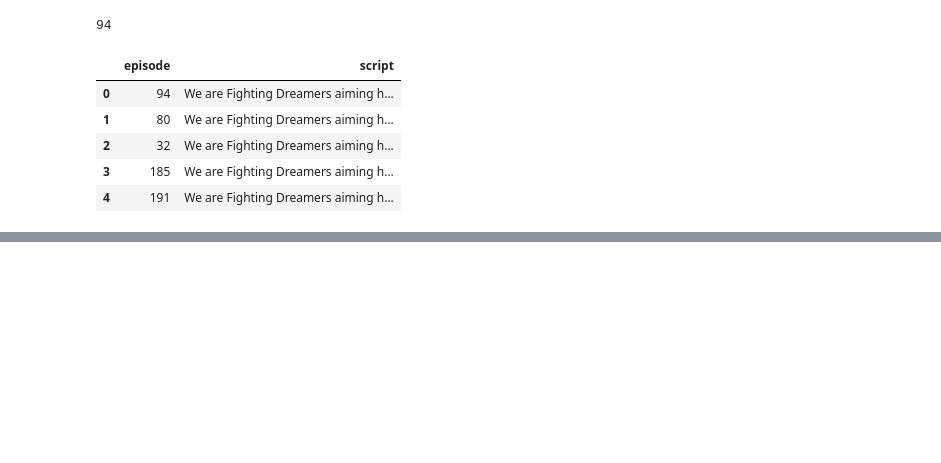
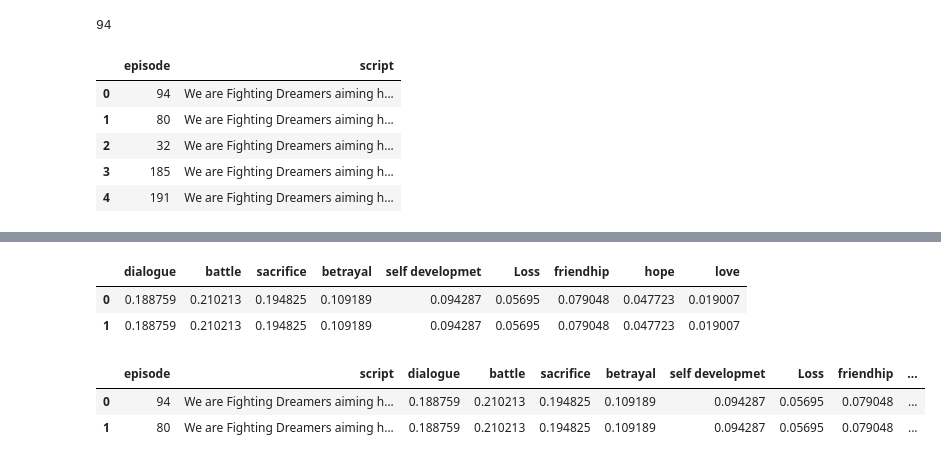
Before and after one commit to kartikeya-datta/TV-Series-Analysis-System, a Jupyter notebook: theme_classifier/theme_classification_development.ipynb, the cells around one changed output, grey strips where cells are left out. Cells and saved outputs as stored; diff of their text form; code cells hidden in the pictures; blank space fills up the shorter version.

Commit message:
Wrote a theme classifier

```diff
--- a/theme_classifier/theme_classification_development.ipynb
+++ b/theme_classifier/theme_classification_development.ipynb
@@ -137,0 +236,31 @@ df.head()
+# %%
+def get_themes_inference(script):
+    script_sentences = sent_tokenize(script)
+
+    sentence_batch_size = 20
+    script_batches = []
+    for index in range(0, len(script_sentences), sentence_batch_size):
+        sent = " ".join(script_sentences[index:index+sentence_batch_size])
+        script_batches.append(sent)
+
+    # Run the model
+    theme_output = theme_classifier(
+        script_batches[:2],
+        theme_list,
+        multilabel=True
+    )
+    theme_output
+
+    # Wrangle output into to batches of themes
+    themes ={}
+    for output in theme_output:
+        for label, score in zip(output['labels'], output['scores']):
+            if label not in themes:
+                themes[label] = []
+            themes[label].append(score)
+
+    themes = {key: np.mean(np.array(value)) for key,value in themes.items()}
+    return themes
+# %%
+df = df.head(2)
+df
@@ -137,0 +271,2 @@ df.head()
+# %%
+output_themes = df['script'].apply(get_themes_inference)
@@ -137,0 +279,3 @@ df.head()
+# %%
+print(pd.DataFrame(output_themes.tolist()).head())
+theme_df = pd.DataFrame(output_themes.tolist())
@@ -137,0 +290,13 @@ df.head()
+# %%
+theme_df
+# %% [output]
+|  | dialogue | battle | sacrifice | betrayal | self developmet | Loss | friendhip | hope | love |
+| 0 | 0.188759 | 0.210213 | 0.194825 | 0.109189 | 0.094287 | 0.05695 | 0.079048 | 0.047723 | 0.019007 |
+| 1 | 0.188759 | 0.210213 | 0.194825 | 0.109189 | 0.094287 | 0.05695 | 0.079048 | 0.047723 | 0.019007 |
+# %%
+df[theme_df.columns] = theme_df
+df
+# %% [output]
+|  | episode | script | dialogue | battle | sacrifice | betrayal | self developmet | Loss | friendhip | ... |
+| 0 | 94 | We are Fighting Dreamers aiming h... | 0.188759 | 0.210213 | 0.194825 | 0.109189 | 0.094287 | 0.05695 | 0.079048 | ... |
+| 1 | 80 | We are Fighting Dreamers aiming h... | 0.188759 | 0.210213 | 0.194825 | 0.109189 | 0.094287 | 0.05695 | 0.079048 | ... |
```
Also changed, not shown: parts of 14 cells of this notebook, 1 other file.
